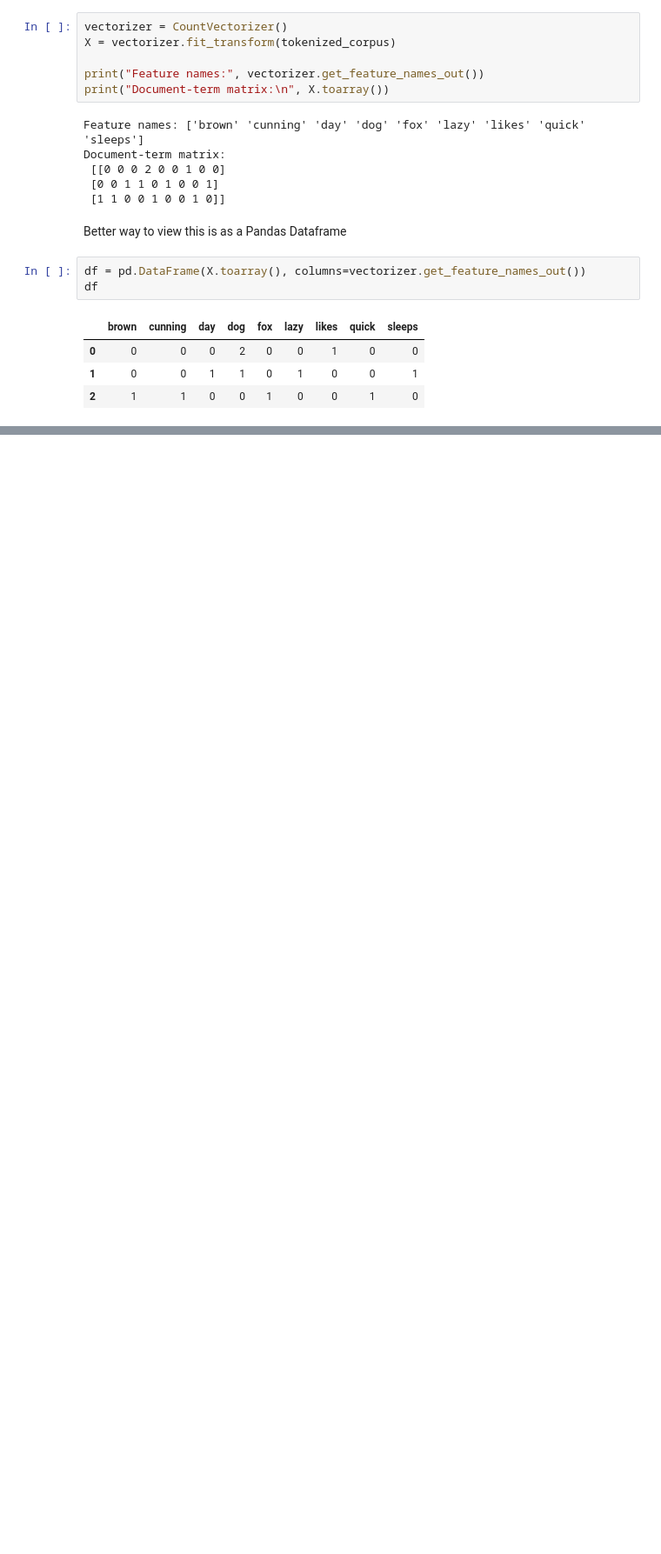
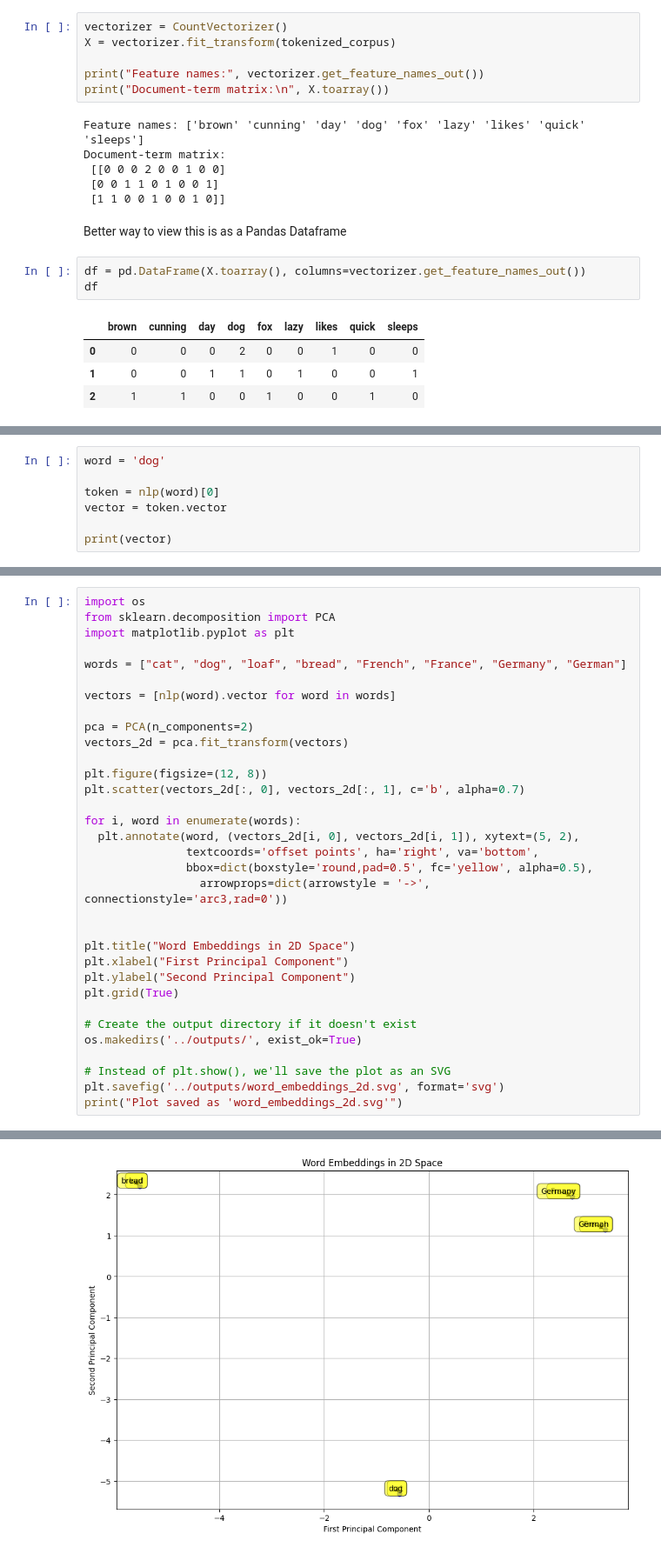
Before and after one commit to Shubham91999/VectorDB-Semantic-Searching, a Jupyter notebook: Semantic_Search.ipynb, the cells around one changed output, grey strips where cells are left out. Shown at 87% size. Saved outputs shown, nothing was run; the diff lists cells and outputs as text; blank space fills up the shorter version.

```diff
--- a/Semantic_Search.ipynb
+++ b/Semantic_Search.ipynb
@@ -129,0 +110,7 @@ df
+# %%
+word = 'dog'
+
+token = nlp(word)[0]
+vector = token.vector
+
+print(vector)
@@ -129,0 +183,34 @@ df
+# %%
+import os
+from sklearn.decomposition import PCA
+import matplotlib.pyplot as plt
+
+words = ["cat", "dog", "loaf", "bread", "French", "France", "Germany", "German"]
+
+vectors = [nlp(word).vector for word in words]
+
+pca = PCA(n_components=2)
+vectors_2d = pca.fit_transform(vectors)
+
+plt.figure(figsize=(12, 8))
+plt.scatter(vectors_2d[:, 0], vectors_2d[:, 1], c='b', alpha=0.7)
+
+for i, word in enumerate(words):
+  plt.annotate(word, (vectors_2d[i, 0], vectors_2d[i, 1]), xytext=(5, 2),
+               textcoords='offset points', ha='right', va='bottom',
+               bbox=dict(boxstyle='round,pad=0.5', fc='yellow', alpha=0.5),
+                 arrowprops=dict(arrowstyle = '->', connectionstyle='arc3,rad=0'))
+
+
+plt.title("Word Embeddings in 2D Space")
+plt.xlabel("First Principal Component")
+plt.ylabel("Second Principal Component")
+plt.grid(True)
+
+# Create the output directory if it doesn't exist
+os.makedirs('../outputs/', exist_ok=True)
+
+# Instead of plt.show(), we'll save the plot as an SVG
+plt.savefig('../outputs/word_embeddings_2d.svg', format='svg')
+print("Plot saved as 'word_embeddings_2d.svg'")
+# %% [output]
@@ -129,0 +218 @@ df
+[figure, added]
```
Also changed, not shown: parts of 33 cells of this notebook.
